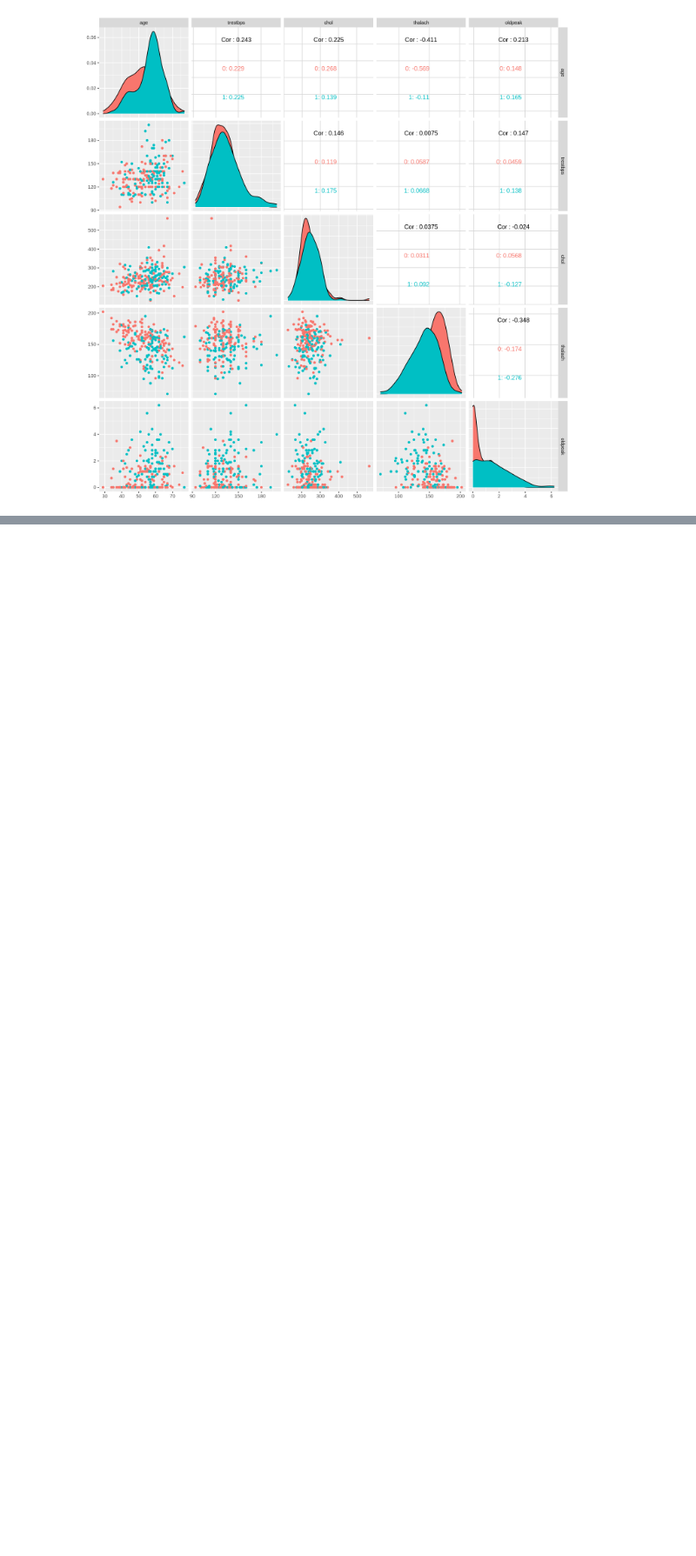
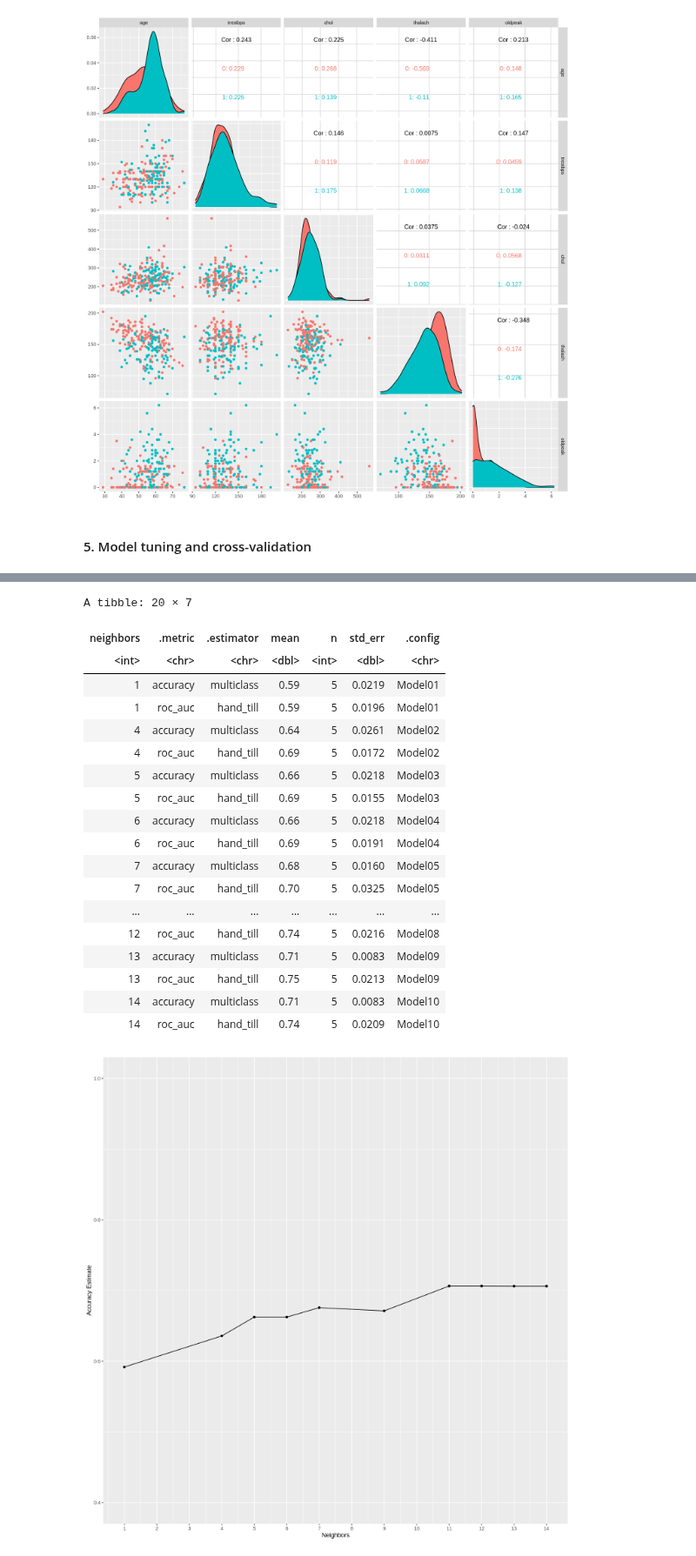
Before and after one commit to acholj/Updated-DSCI-Group-Project, a Jupyter notebook: Heart_Disease_Report.ipynb, the cells around one changed output, grey strips where cells are left out. Shown at 87% size. Drawn from its saved outputs; the diff is of its cells as text; code cells hidden in the pictures; blank space fills up the shorter version.

Commit message:
added model tuning and cross-validation plot

```diff
--- a/Heart_Disease_Report.ipynb
+++ b/Heart_Disease_Report.ipynb
@@ -223,3 +199,38 @@ ggpairs(heart_train, columns = 1:5, ggplot2::aes(colour=diagnosis))
 # Source: https://www.r-graph-gallery.com/199-correlation-matrix-with-ggally.html#:~:text=The%20ggpairs()%20function%20of,is%20available%20on%20the%20diagonal.
 # %% [output]
 [figure]
+# %% [markdown]
+#### 5. Model tuning and cross-validation
+# %%
+heart_recipe <- recipe(diagnosis ~ age + trestbps + chol + thalach + oldpeak, data = heart_train) %>%
+step_scale(all_predictors()) %>%
+step_center(all_predictors())
+heart_recipe
+
+heart_tune <- nearest_neighbor(weight_func = "rectangular", neighbors = tune()) %>%
+set_engine("kknn") %>%
+set_mode("classification")
+heart_tune
+
+heart_vfold <- vfold_cv(heart_train, v = 5, strata = diagnosis)
+
+heart_results <- workflow() %>%
+add_recipe(heart_recipe) %>%
+add_model(heart_tune) %>%
+tune_grid(resamples = heart_vfold, grid = 10) %>%
+collect_metrics()
+heart_results
+
+accuracies <- heart_results %>%
+filter(.metric == "accuracy")
+
+cross_val_plot <- ggplot(accuracies, aes(x = neighbors, y = mean))+
+      geom_point() +
+      geom_line() +
+      labs(x = "Neighbors", y = "Accuracy Estimate") +
+      scale_x_continuous(breaks = seq(0, 14, by = 1)) +
+      scale_y_continuous(limits = c(0.4, 1.0))
+cross_val_plot
+
+# model tuning for best K value
+# %% [output]
@@ -226,3 +265,23 @@ ggpairs(heart_train, columns = 1:5, ggplot2::aes(colour=diagnosis))
+A tibble: 20 × 7
+| neighbors | .metric | .estimator | mean | n | std_err | .config |
+| <int> | <chr> | <chr> | <dbl> | <int> | <dbl> | <chr> |
+| 1 | accuracy | multiclass | 0.59 | 5 | 0.0219 | Model01 |
+| 1 | roc_auc | hand_till | 0.59 | 5 | 0.0196 | Model01 |
+| 4 | accuracy | multiclass | 0.64 | 5 | 0.0261 | Model02 |
+| 4 | roc_auc | hand_till | 0.69 | 5 | 0.0172 | Model02 |
+| 5 | accuracy | multiclass | 0.66 | 5 | 0.0218 | Model03 |
+| 5 | roc_auc | hand_till | 0.69 | 5 | 0.0155 | Model03 |
+| 6 | accuracy | multiclass | 0.66 | 5 | 0.0218 | Model04 |
+| 6 | roc_auc | hand_till | 0.69 | 5 | 0.0191 | Model04 |
+| 7 | accuracy | multiclass | 0.68 | 5 | 0.0160 | Model05 |
+| 7 | roc_auc | hand_till | 0.70 | 5 | 0.0325 | Model05 |
+| ... | ... | ... | ... | ... | ... | ... |
+| 12 | roc_auc | hand_till | 0.74 | 5 | 0.0216 | Model08 |
+| 13 | accuracy | multiclass | 0.71 | 5 | 0.0083 | Model09 |
+| 13 | roc_auc | hand_till | 0.75 | 5 | 0.0213 | Model09 |
+| 14 | accuracy | multiclass | 0.71 | 5 | 0.0083 | Model10 |
+| 14 | roc_auc | hand_till | 0.74 | 5 | 0.0209 | Model10 |
+[figure, added]
 # %% [markdown]
 ## Methods
 ### 1. Data Analysis Processes
```
Also changed, not shown: parts of 3 cells of this notebook.
